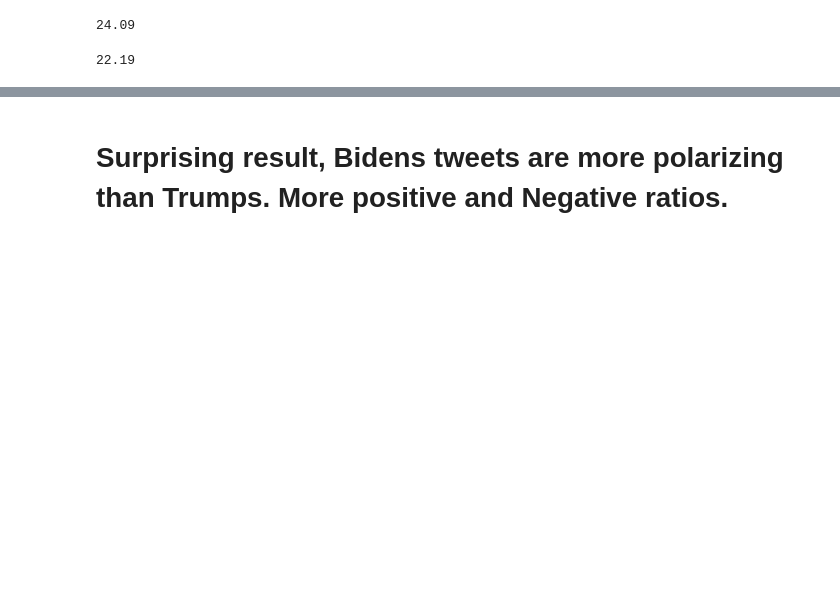
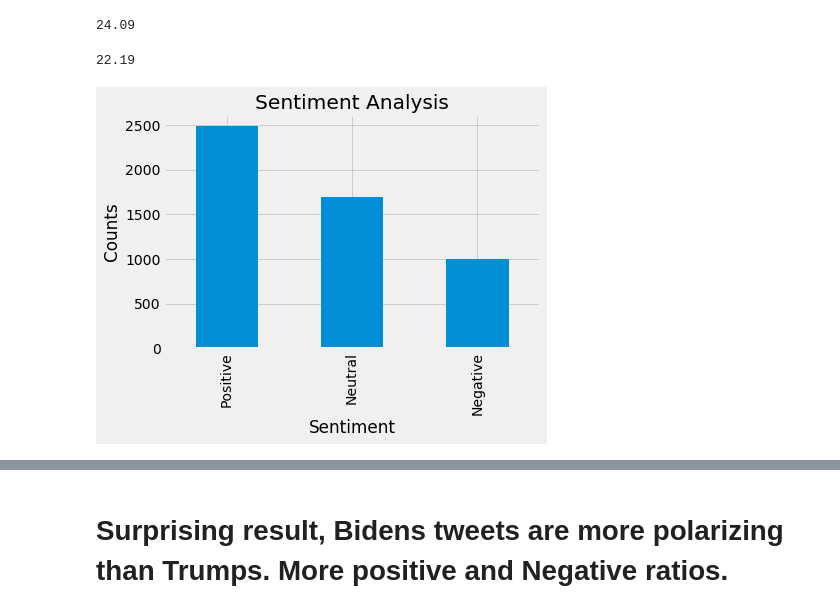
Before and after one commit to DavidMelnychuk/analyze-trump-biden, a Jupyter notebook: analyze_tweets.ipynb, the cells around one changed output, grey strips where cells are left out. Saved outputs shown, nothing was run; the diff lists cells and outputs as text; code cells hidden in the pictures; blank space fills up the shorter version.

```diff
--- a/analyze_tweets.ipynb
+++ b/analyze_tweets.ipynb
@@ -249,20 +257,20 @@ biden_df
 # %%
 # Return subjectivity of a given text, in the range [0.0, 1.0] where 0.0 is very objective
 # and 1.0 is very subjective
-def getSubjectivity(text):
+def get_subjectivity(text):
     return TextBlob(text).sentiment.subjectivity
 
 # Use polarity as a measure for sentiment
-def getPolarity(text):
+def get_polarity(text):
     return TextBlob(text).sentiment.polarity
 # %% [markdown]
 ## Get polarity and subjectivity scores for candidate tweets
 # %%
-trump_df['Subjectivity'] = trump_df['clean_text'].apply(getSubjectivity)
-trump_df['Polarity'] = trump_df['clean_text'].apply(getPolarity)
+trump_df['Subjectivity'] = trump_df['clean_text'].apply(get_subjectivity)
+trump_df['Polarity'] = trump_df['clean_text'].apply(get_polarity)
 
-biden_df['Subjectivity'] = biden_df['clean_text'].apply(getSubjectivity)
-biden_df['Polarity'] = biden_df['clean_text'].apply(getPolarity)
+biden_df['Subjectivity'] = biden_df['clean_text'].apply(get_subjectivity)
+biden_df['Polarity'] = biden_df['clean_text'].apply(get_polarity)
 # %%
 trump_df
 # %% [output]
@@ -283,7 +291,7 @@ trump_df
 ## Define a function to determine if a tweet is positive, negative, or neutral based on polarity
 # %%
 # Create a function to compute negative (-1), neutral (0) and positive (+1) analysis
-def getSentiment(polarity):
+def get_sentiment(polarity):
     if polarity > 0:
         return 'Positive'
     elif polarity == 0:
@@ -291,8 +299,8 @@ def getSentiment(polarity):
     else:
         return 'Negative'
 # %%
-trump_df['Sentiment'] = trump_df['Polarity'].apply(getSentiment)
-biden_df['Sentiment'] = biden_df['Polarity'].apply(getSentiment)
+trump_df['Sentiment'] = trump_df['Polarity'].apply(get_sentiment)
+biden_df['Sentiment'] = biden_df['Polarity'].apply(get_sentiment)
 
 trump_df
 # %% [output]
@@ -502,3 +524,11 @@ len(negative_biden_tweets)
 round(len(negative_biden_tweets) / len(biden_df) * 100, 2)
 # %% [output]
 22.19
+# %%
+plt.title('Sentiment Analysis')
+plt.xlabel('Sentiment')
+plt.ylabel('Counts')
+trump_df['Sentiment'].value_counts().plot(kind = 'bar')
+plt.show()
+# %% [output]
+[figure, added]
```
Also changed, not shown: parts of 13 cells of this notebook.
